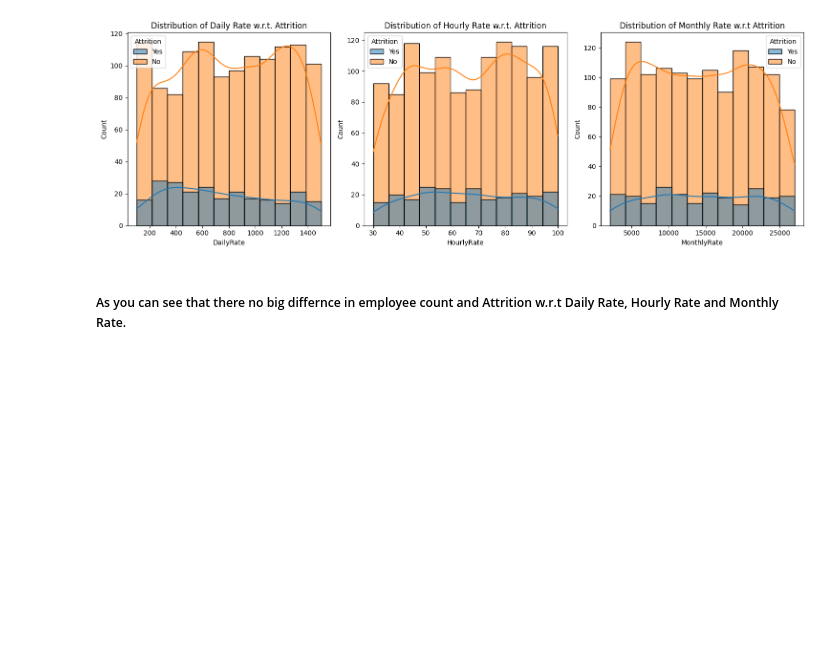
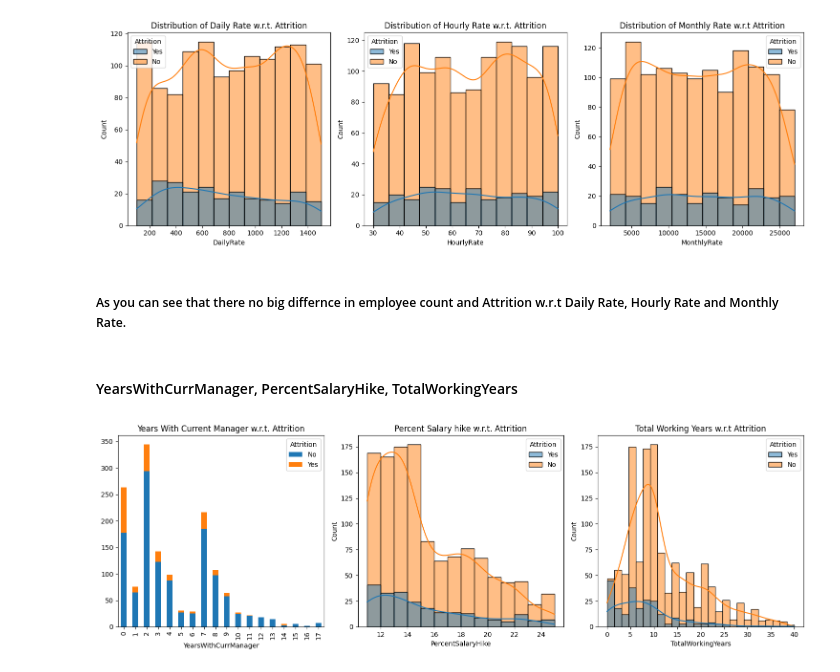
Before and after one commit to Akshay-Paunikar/IBM_Employee_Attrition_ML, a Jupyter notebook: notebook/IBM_Employee_Attrition_EDA.ipynb, the cells around one changed output. Cells and saved outputs as stored; diff of their text form; code cells hidden in the pictures; blank space fills up the shorter version.

```diff
--- a/notebook/IBM_Employee_Attrition_EDA.ipynb
+++ b/notebook/IBM_Employee_Attrition_EDA.ipynb
@@ -471,3 +471,38 @@ plt.show()
 [figure]
 # %% [markdown]
 ##### As you can see that there no big differnce in employee count and Attrition w.r.t Daily Rate, Hourly Rate and Monthly Rate.
+# %% [markdown]
+#### YearsWithCurrManager, PercentSalaryHike, TotalWorkingYears
+# %%
+fig = plt.figure(figsize=(15,5))
+
+# YearsWithCurrManager
+
+ax1 = plt.subplot2grid((1,3),(0,0))
+YrsCurrMngr = data.groupby(['Attrition', 'YearsWithCurrManager']).size().reset_index().pivot(
+    columns='Attrition', index='YearsWithCurrManager', values=0)
+YrsCurrMngr.plot(kind='bar', stacked=True, ax=ax1)
+# for i in ax1.containers:
+#     ax1.bar_label(i)
+plt.title("Years With Current Manager w.r.t. Attrition")
+
+# PercentSalaryHike
+
+ax2 = plt.subplot2grid((1,3),(0,1))
+sns.histplot(data=data, x='PercentSalaryHike', hue='Attrition', kde=True)
+# for i in ax2.containers:
+#     ax2.bar_label(i)
+plt.title("Percent Salary hike w.r.t. Attrition")
+
+# TotalWorkingYears
+
+ax3 = plt.subplot2grid((1,3),(0,2))
+sns.histplot(data=data, x='TotalWorkingYears', hue='Attrition', kde=True)
+# for i in ax3.containers:
+#     ax3.bar_label(i)
+plt.title("Total Working Years w.r.t Attrition")
+
+plt.tight_layout()
+plt.show()
+# %% [output]
+[figure, added]
```
